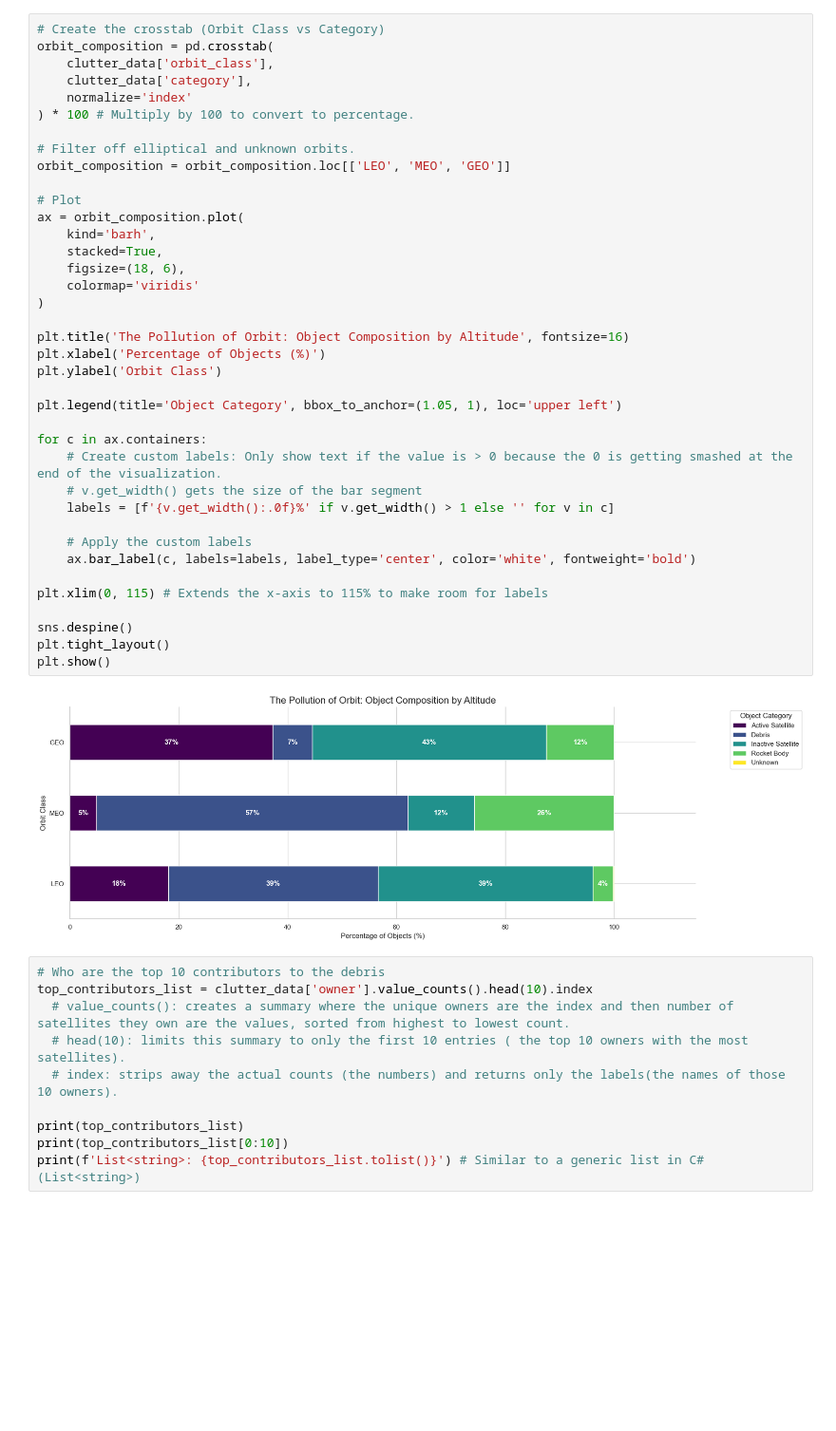
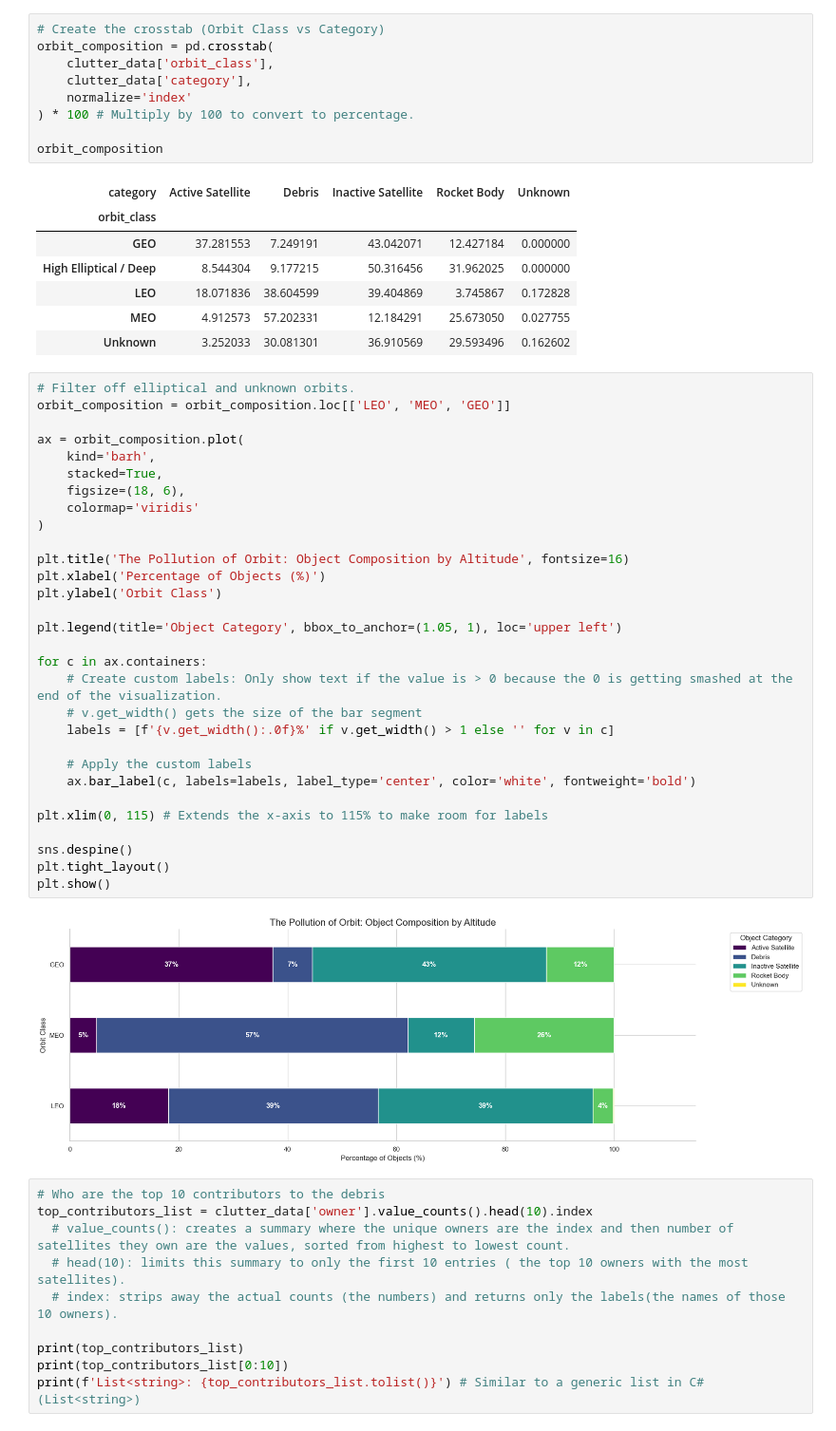
Before and after one commit to sithid/orbital-debris-assessment, a Jupyter notebook: notebooks/eda/satcat_eda.ipynb, the cells around one changed output. Shown at 95% size. Drawn from its saved outputs; the diff is of its cells as text; blank space fills up the shorter version.

```diff
--- a/notebooks/eda/satcat_eda.ipynb
+++ b/notebooks/eda/satcat_eda.ipynb
@@ -34,15 +39,24 @@ Name: count, dtype: int64
+# %%
+# Create the crosstab (Orbit Class vs Category)
+orbit_composition = pd.crosstab(
+    clutter_data['orbit_class'],
+    clutter_data['category'],
+    normalize='index'
+) * 100 # Multiply by 100 to convert to percentage.
+
+orbit_composition
+# %% [output]
+| category | Active Satellite | Debris | Inactive Satellite | Rocket Body | Unknown |
+| orbit_class |  |  |  |  |  |
+| GEO | 37.281553 | 7.249191 | 43.042071 | 12.427184 | 0.000000 |
+| High Elliptical / Deep | 8.544304 | 9.177215 | 50.316456 | 31.962025 | 0.000000 |
+| LEO | 18.071836 | 38.604599 | 39.404869 | 3.745867 | 0.172828 |
+| MEO | 4.912573 | 57.202331 | 12.184291 | 25.673050 | 0.027755 |
+| Unknown | 3.252033 | 30.081301 | 36.910569 | 29.593496 | 0.162602 |
 # %%
-# Create the crosstab (Orbit Class vs Category)
-orbit_composition = pd.crosstab(
-    clutter_data['orbit_class'],
-    clutter_data['category'],
-    normalize='index'
-) * 100 # Multiply by 100 to convert to percentage.
-
 # Filter off elliptical and unknown orbits.
 orbit_composition = orbit_composition.loc[['LEO', 'MEO', 'GEO']]
 
-# Plot
 ax = orbit_composition.plot(
     kind='barh',
     stacked=True,
```
Also changed, not shown: parts of 15 cells of this notebook, 2 other files.
